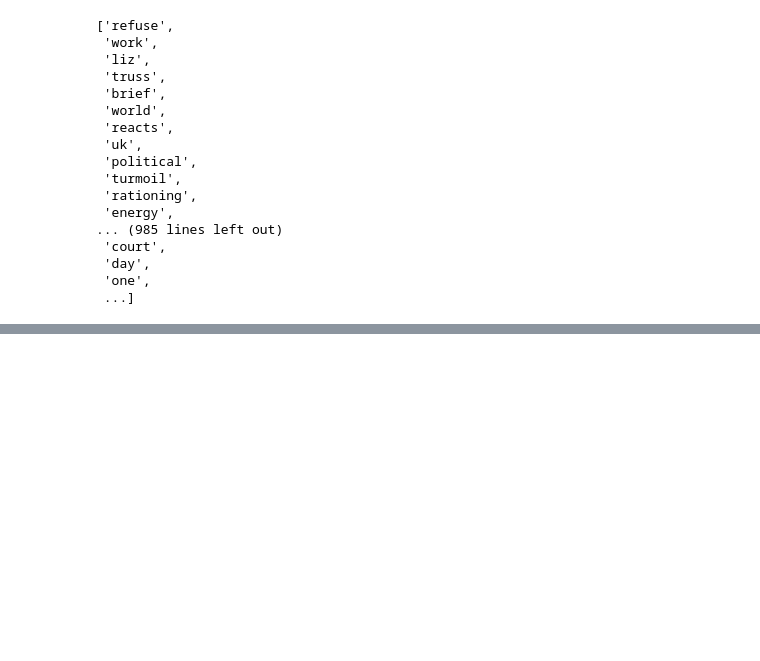
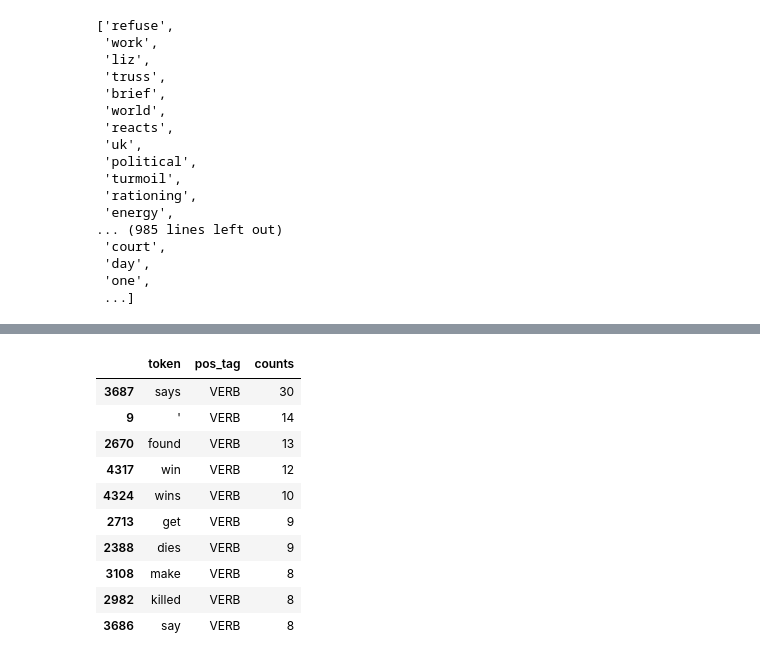
Before and after one commit to EgaSepyana/Ai-Generative, a Jupyter notebook: code/nlp/practical_task_2.ipynb, the cells around one changed output, grey strips where cells are left out. Cells and saved outputs as stored; diff of their text form; code cells hidden in the pictures; blank space fills up the shorter version.

```diff
--- a/code/nlp/practical_task_2.ipynb
+++ b/code/nlp/practical_task_2.ipynb
@@ -160,0 +228,15 @@ token_clean_list
+# %%
+verb = pos_df_counts[pos_df_counts.pos_tag == 'VERB'][0:10]
+verb
+# %% [output]
+|  | token | pos_tag | counts |
+| 3687 | says | VERB | 30 |
+| 9 | ' | VERB | 14 |
+| 2670 | found | VERB | 13 |
+| 4317 | win | VERB | 12 |
+| 4324 | wins | VERB | 10 |
+| 2713 | get | VERB | 9 |
+| 2388 | dies | VERB | 9 |
+| 3108 | make | VERB | 8 |
+| 2982 | killed | VERB | 8 |
+| 3686 | say | VERB | 8 |
```
Also changed, not shown: parts of 17 cells of this notebook.
